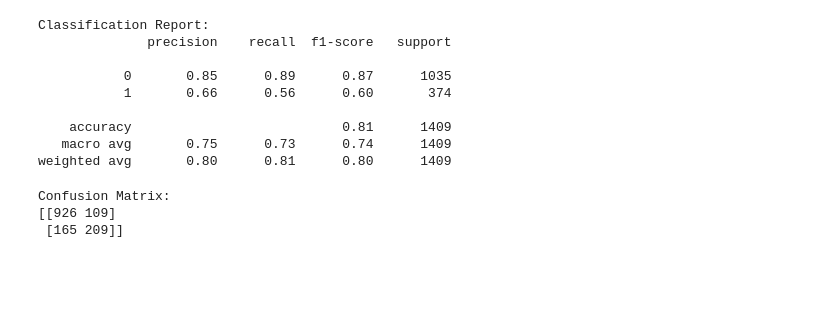
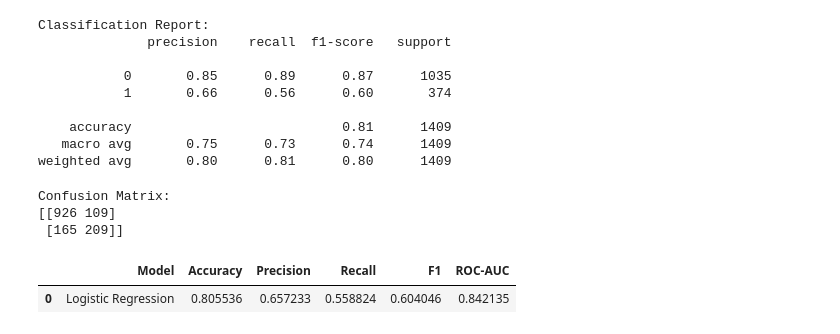
Before and after one commit to BikeshKumar919/customer-churn-ml, a Jupyter notebook: notebooks/03_model_training.ipynb, the cells around one changed output. Cells and saved outputs as stored; diff of their text form; code cells hidden in the pictures; blank space fills up the shorter version.

```diff
--- a/notebooks/03_model_training.ipynb
+++ b/notebooks/03_model_training.ipynb
@@ -192,3 +192,21 @@ print(confusion_matrix(y_test, y_pred))
 Confusion Matrix:
 [[926 109]
  [165 209]]
+# %%
+results = []
+
+results.append({
+    "Model": "Logistic Regression",
+    "Accuracy": accuracy_score(y_test, y_pred),
+    "Precision": precision_score(y_test, y_pred),
+    "Recall": recall_score(y_test, y_pred),
+    "F1": f1_score(y_test, y_pred),
+    "ROC-AUC": roc_auc_score(y_test, y_prob)
+})
+
+results_df = pd.DataFrame(results)
+
+results_df
+# %% [output]
+|  | Model | Accuracy | Precision | Recall | F1 | ROC-AUC |
+| 0 | Logistic Regression | 0.805536 | 0.657233 | 0.558824 | 0.604046 | 0.842135 |
```
Also changed, not shown: parts of 17 cells of this notebook.
